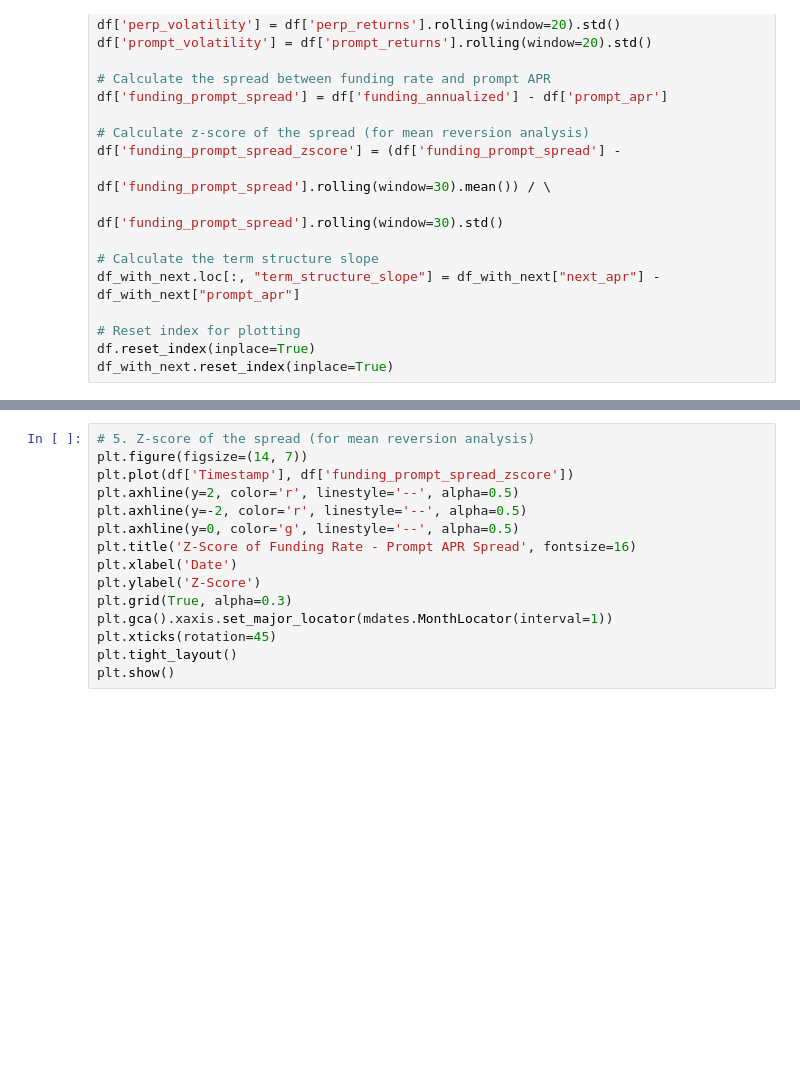
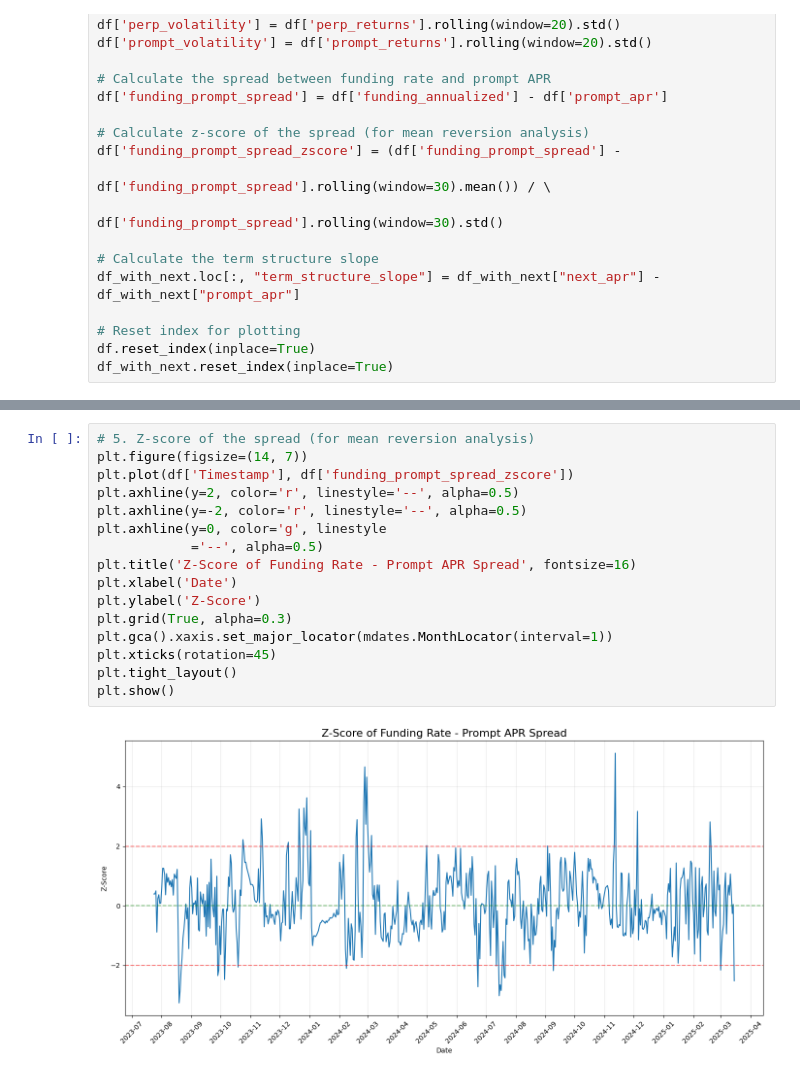
Before and after one commit to gobbles404/perp-arb, a Jupyter notebook: notebooks/EDA.ipynb, the cells around one changed output, grey strips where cells are left out. Saved outputs shown, nothing was run; the diff lists cells and outputs as text; blank space fills up the shorter version.

```diff
--- a/notebooks/EDA.ipynb
+++ b/notebooks/EDA.ipynb
@@ -124,18 +132,21 @@ plt.show()
 # %%
 # 5. Z-score of the spread (for mean reversion analysis)
 plt.figure(figsize=(14, 7))
 plt.plot(df['Timestamp'], df['funding_prompt_spread_zscore'])
 plt.axhline(y=2, color='r', linestyle='--', alpha=0.5)
 plt.axhline(y=-2, color='r', linestyle='--', alpha=0.5)
-plt.axhline(y=0, color='g', linestyle='--', alpha=0.5)
+plt.axhline(y=0, color='g', linestyle
+            ='--', alpha=0.5)
 plt.title('Z-Score of Funding Rate - Prompt APR Spread', fontsize=16)
 plt.xlabel('Date')
 plt.ylabel('Z-Score')
 plt.grid(True, alpha=0.3)
 plt.gca().xaxis.set_major_locator(mdates.MonthLocator(interval=1))
 plt.xticks(rotation=45)
 plt.tight_layout()
 plt.show()
+# %% [output]
+[figure, added]
 # %%
 # 6. Term structure analysis (only on data with next futures)
 plt.figure(figsize=(14, 7))
```
Also changed, not shown: parts of 11 cells of this notebook, 6 other files.
